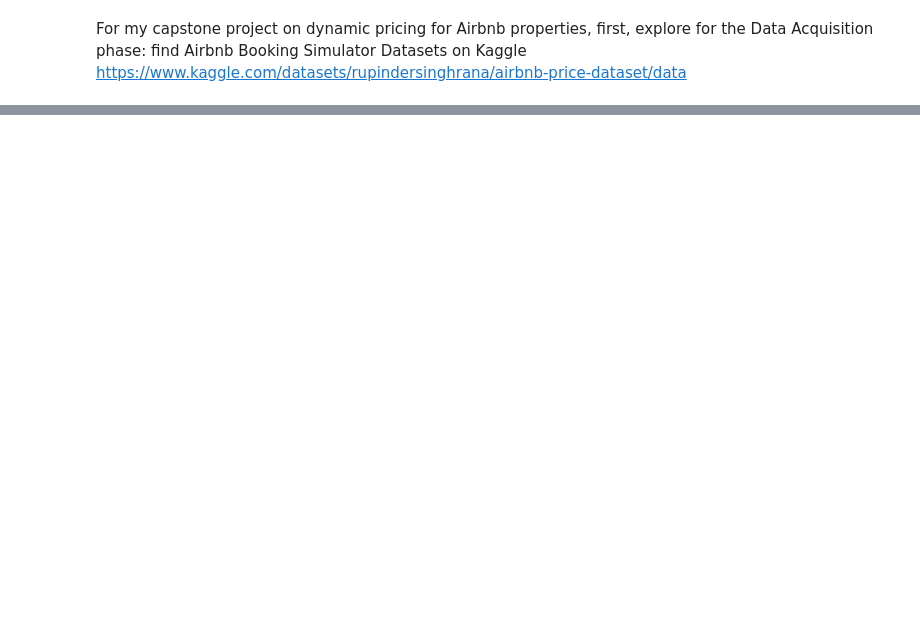
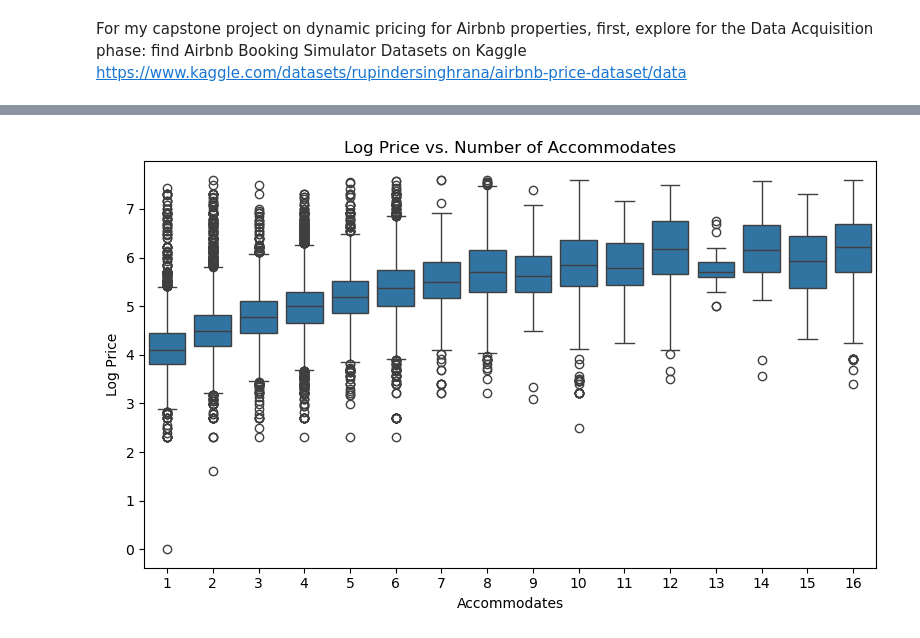
Before and after one commit to JinZgitH/MLAI-capstone-project, a Jupyter notebook: jin_airbnb_pricing.ipynb, the cells around one changed output, grey strips where cells are left out. Drawn from its saved outputs; the diff is of its cells as text; code cells hidden in the pictures; blank space fills up the shorter version.

```diff
--- a/jin_airbnb_pricing.ipynb
+++ b/jin_airbnb_pricing.ipynb
@@ -13,0 +166,4 @@ ModuleNotFoundError: No module named 'pandas'
+# %%
+df = pd.read_csv("data/airbnb_nyc_la_cleaned.csv")
+df.info()
+df.head()
@@ -13,0 +196,14 @@ ModuleNotFoundError: No module named 'pandas'
+# %%
+#price_vs_accommodates
+plt.figure(figsize=(8, 5))
+sns.boxplot(x='accommodates', y='log_price', data=df)
+
+plt.title("Log Price vs. Number of Accommodates")
+plt.xlabel("Accommodates")
+plt.ylabel("Log Price")
+
+plt.tight_layout()
+plt.savefig("image/price_vs_accommodates.png")
+plt.show()
+# %% [output]
+[figure, added]
```
Also changed, not shown: parts of 27 cells of this notebook, 1 other file.
